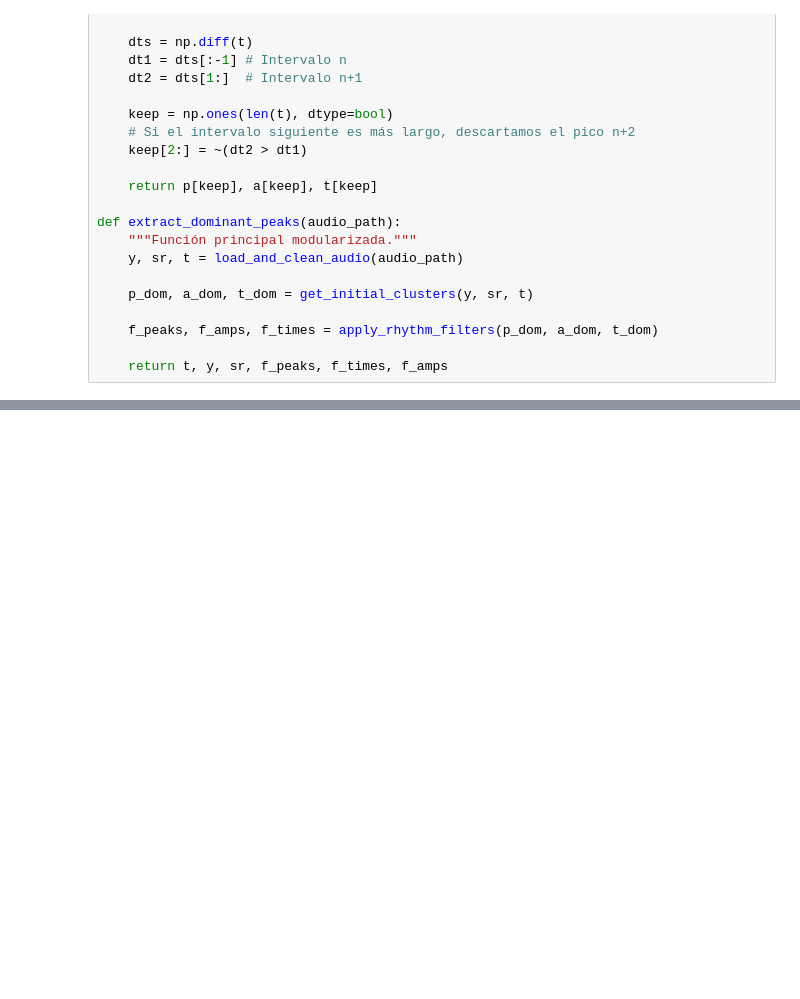
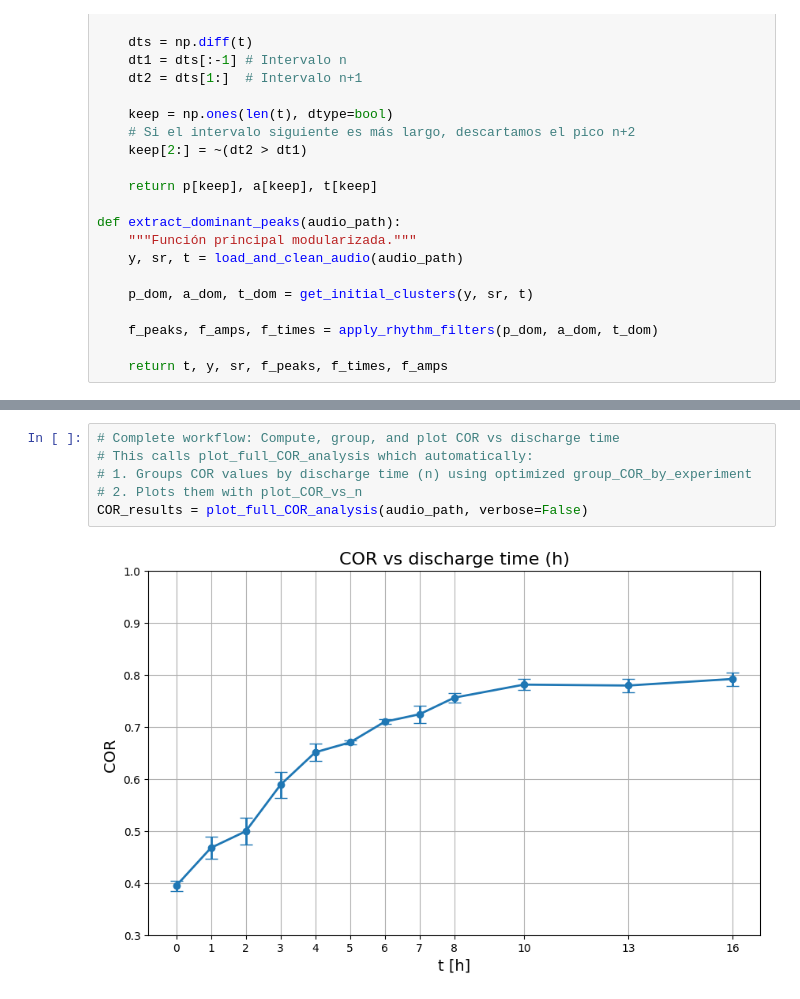
Before and after one commit to johhanz099/battery_project, a Jupyter notebook: notebooks/Datoskinetic2.ipynb, the cells around one changed output, grey strips where cells are left out. Cells and saved outputs as stored; diff of their text form; blank space fills up the shorter version.

Commit message:
Main nb working until full_Cor vs discharge_time

```diff
--- a/notebooks/Datoskinetic2.ipynb
+++ b/notebooks/Datoskinetic2.ipynb
@@ -265,0 +310,8 @@ Graficando: ../data/Experimentos/C1-8h-5.m4a
+# %%
+# Complete workflow: Compute, group, and plot COR vs discharge time
+# This calls plot_full_COR_analysis which automatically:
+# 1. Groups COR values by discharge time (n) using optimized group_COR_by_experiment
+# 2. Plots them with plot_COR_vs_n
+COR_results = plot_full_COR_analysis(audio_path, verbose=False)
+# %% [output]
+[figure, added]
```
Also changed, not shown: parts of 3 cells of this notebook.
